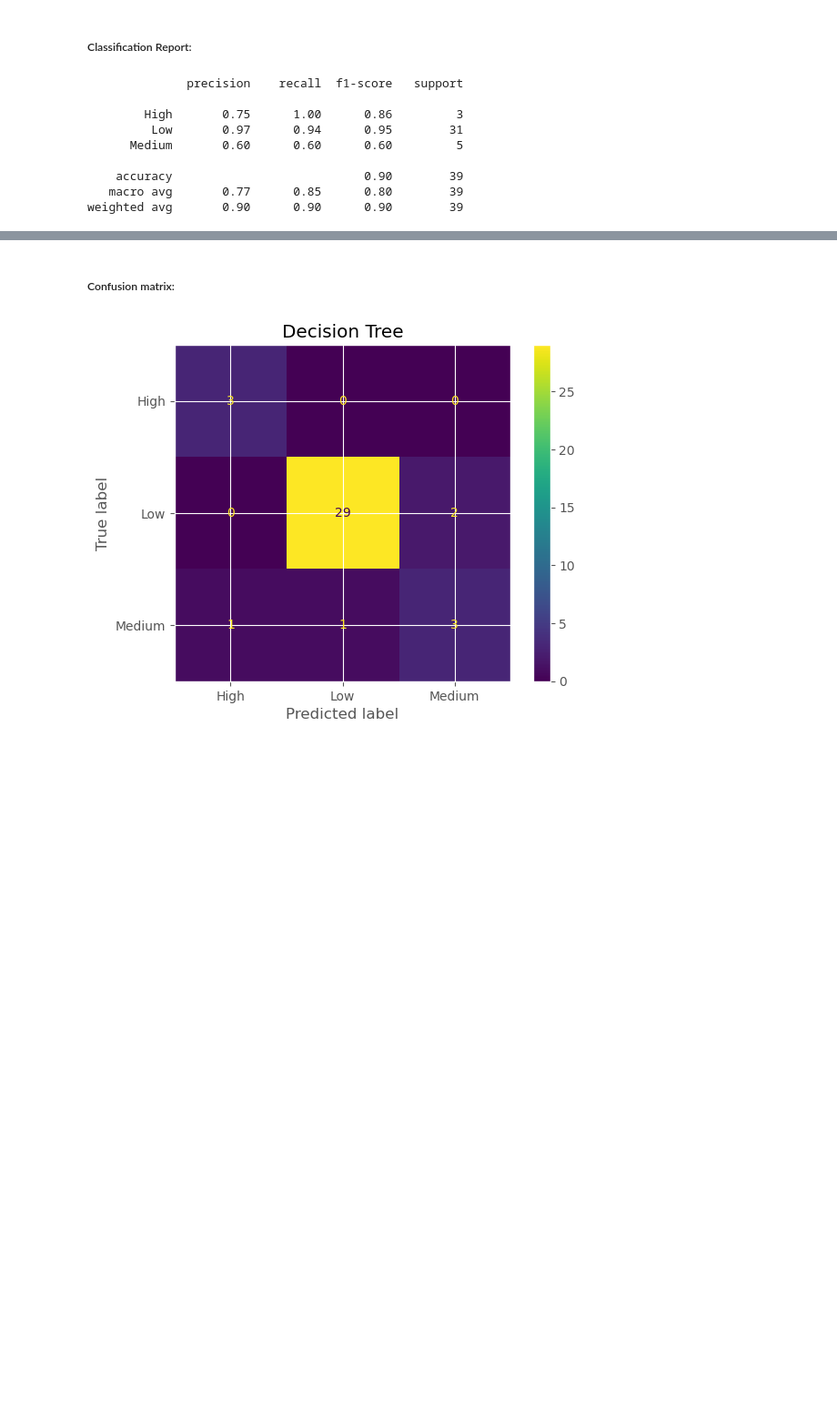
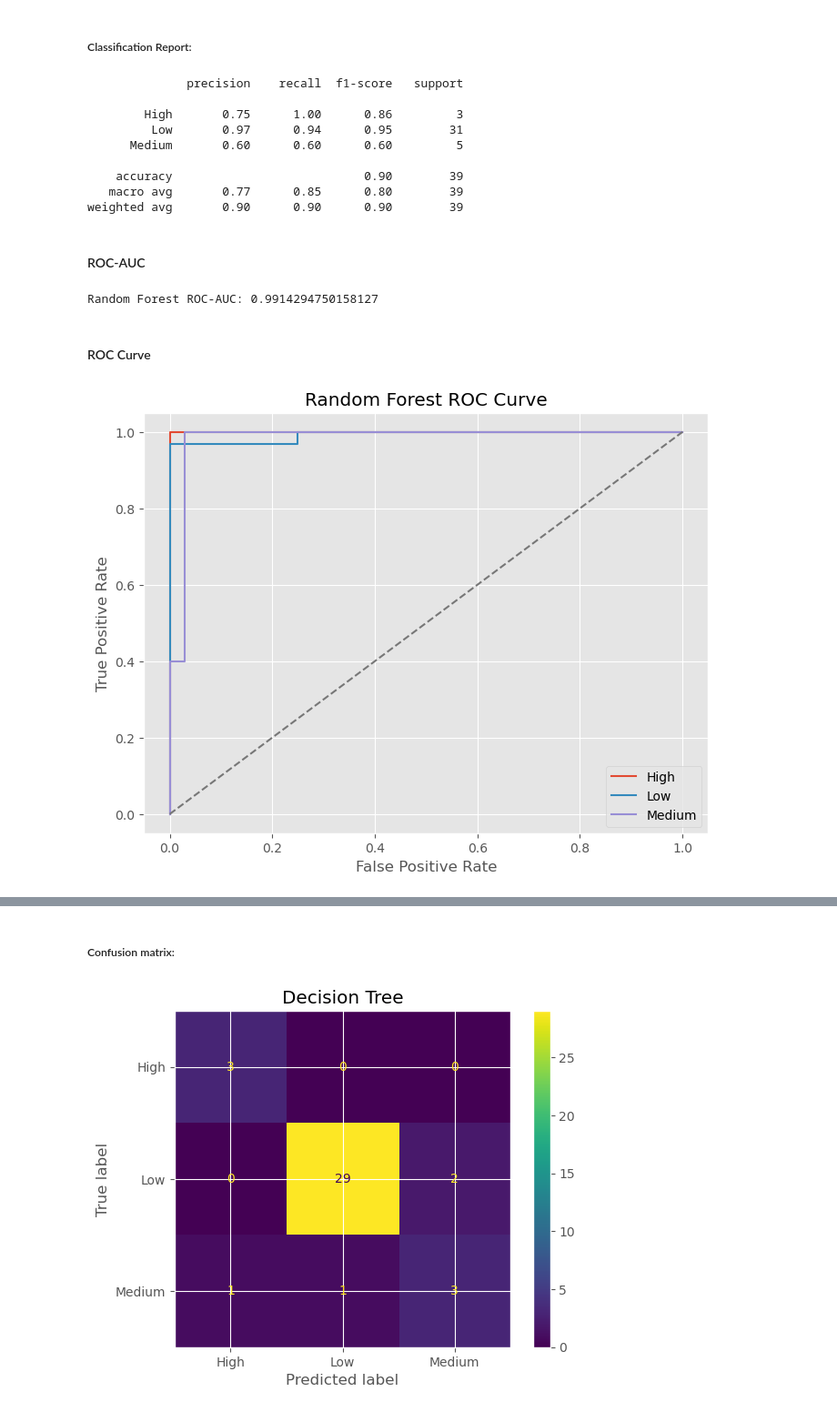
Before and after one commit to SandraWanjiku/violence_severity_prediction, a Jupyter notebook: womensviolenceanalysis_capstone.ipynb, the cells around one changed output, grey strips where cells are left out. Shown at 91% size. Cells and saved outputs as stored; diff of their text form; code cells hidden in the pictures; blank space fills up the shorter version.

```diff
--- a/womensviolenceanalysis_capstone.ipynb
+++ b/womensviolenceanalysis_capstone.ipynb
@@ -1276,3 +1350,44 @@ print(
     accuracy                           0.90        39
    macro avg       0.77      0.85      0.80        39
 weighted avg       0.90      0.90      0.90        39
+# %% [markdown]
+#### ROC-AUC
+# %%
+from sklearn.metrics import roc_auc_score, roc_curve
+import matplotlib.pyplot as plt
+
+# Random Forest ROC-AUC
+rf_prob = rf.predict_proba(X_test)
+
+# Multiclass ROC-AUC
+rf_auc = roc_auc_score(
+    y_test,
+    rf_prob,
+    multi_class="ovr"
+)
+
+print("Random Forest ROC-AUC:", rf_auc)
+# %% [output]
+Random Forest ROC-AUC: 0.9914294750158127
+# %% [markdown]
+#### ROC Curve
+# %%
+from sklearn.preprocessing import label_binarize
+
+y_test_binary = label_binarize(y_test, classes=[0, 1, 2])
+
+plt.figure(figsize=(8, 6))
+
+for i, class_name in enumerate(["High", "Low", "Medium"]):
+    fpr, tpr, _ = roc_curve(y_test_binary[:, i], rf_prob[:, i])
+    plt.plot(fpr, tpr, label=f"{class_name}")
+
+plt.plot([0, 1], [0, 1], linestyle="--")
+
+plt.xlabel("False Positive Rate")
+plt.ylabel("True Positive Rate")
+plt.title("Random Forest ROC Curve")
+plt.legend()
+plt.show()
+# %% [output]
+[figure, added]
```
Also changed, not shown: parts of 13 cells of this notebook, 10 other files.
